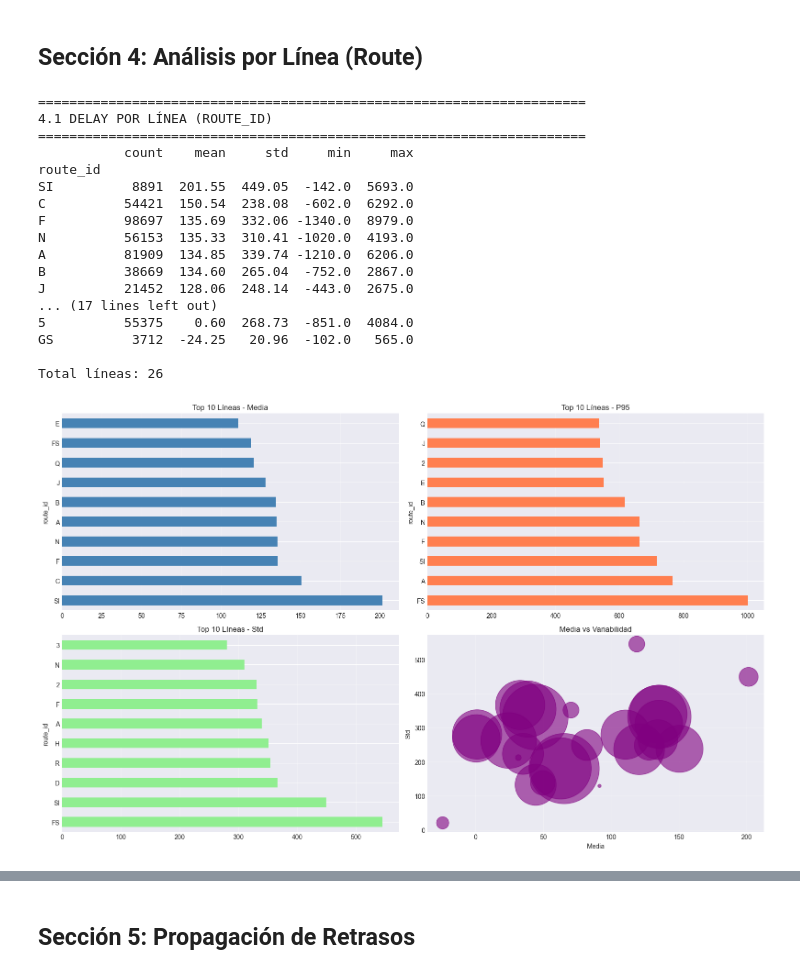
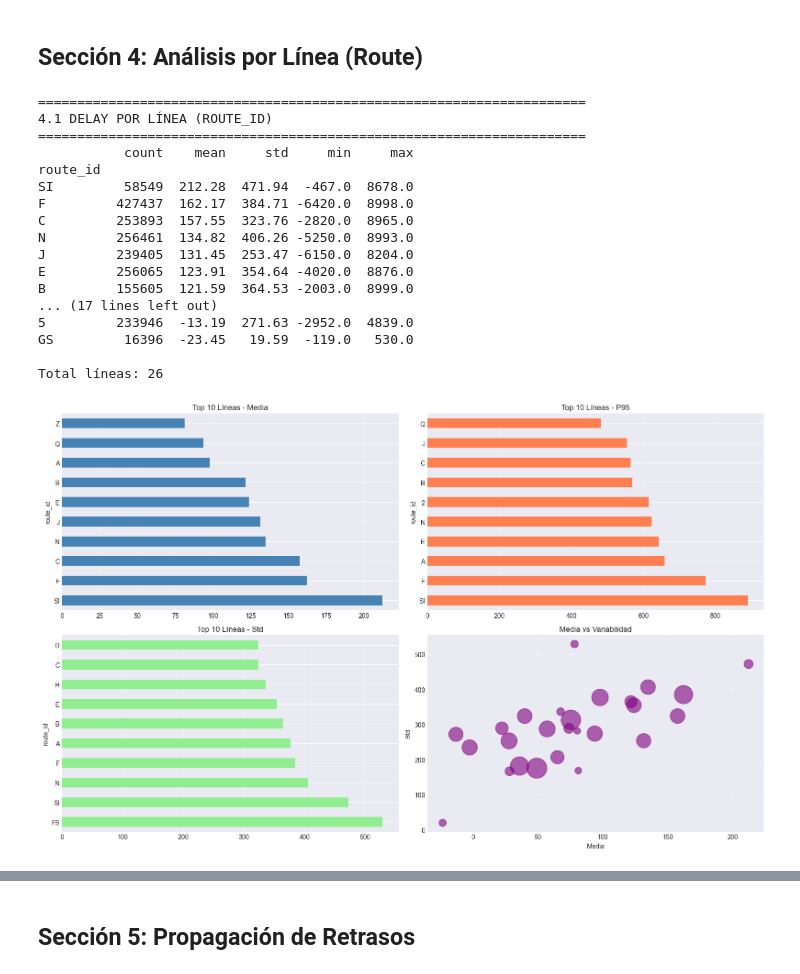
Before and after one commit to UCM-GIDIA-PD1/c2526-R5, a Jupyter notebook: notebooks/gtfs_historico/eda_gtfs_cleaned.ipynb, the cells around one changed output, grey strips where cells are left out. Drawn from its saved outputs; the diff is of its cells as text; code cells hidden in the pictures.

```diff
--- a/notebooks/gtfs_historico/eda_gtfs_cleaned.ipynb
+++ b/notebooks/gtfs_historico/eda_gtfs_cleaned.ipynb
@@ -33,8 +33,8 @@ if not access_key or not secret_key:
     raise ValueError("Las variables de entorno MINIO_ACCESS_KEY y MINIO_SECRET_KEY no están definidas")
 
 # Descargar datos
-START_DATE = "2025-06-10"
-END_DATE = "2025-10-16"
+START_DATE = "2025-08-10"
+END_DATE = "2025-09-16"
 
 dates = pd.date_range(start=START_DATE, end=END_DATE).strftime("%Y-%m-%d").tolist()
 dfs = []
@@ -271,45 +270,51 @@ print(f"\nTotal líneas: {len(route_delay)}")
 ======================================================================
            count    mean     std     min     max
 route_id
-SI          8891  201.55  449.05  -142.0  5693.0
-C          54421  150.54  238.08  -602.0  6292.0
-F          98697  135.69  332.06 -1340.0  8979.0
-N          56153  135.33  310.41 -1020.0  4193.0
-A          81909  134.85  339.74 -1210.0  6206.0
-B          38669  134.60  265.04  -752.0  2867.0
-J          21452  128.06  248.14  -443.0  2675.0
+SI         58549  212.28  471.94  -467.0  8678.0
+F         427437  162.17  384.71 -6420.0  8998.0
+C         253893  157.55  323.76 -2820.0  8965.0
+N         256461  134.82  406.26 -5250.0  8993.0
+J         239405  131.45  253.47 -6150.0  8204.0
+E         256065  123.91  354.64 -4020.0  8876.0
+B         155605  121.59  364.53 -2003.0  8999.0
 ... (17 lines left out)
-5          55375    0.60  268.73  -851.0  4084.0
-GS          3712  -24.25   20.96  -102.0   565.0
+5         233946  -13.19  271.63 -2952.0  4839.0
+GS         16396  -23.45   19.59  -119.0   530.0
 
 Total líneas: 26
 # %%
 fig, axes = plt.subplots(2, 2, figsize=(16, 10))
 
 top10_mean = route_delay['mean'].nlargest(10)
 top10_mean.plot(kind='barh', ax=axes[0, 0], color='steelblue')
 axes[0, 0].set_title('Top 10 Líneas - Media')
 axes[0, 0].grid(axis='x', alpha=0.3)
 
 route_p95 = df_full.groupby('route_id')['delay_seconds'].quantile(0.95)
 route_p95.nlargest(10).plot(kind='barh', ax=axes[0, 1], color='coral')
 axes[0, 1].set_title('Top 10 Líneas - P95')
 axes[0, 1].grid(axis='x', alpha=0.3)
 
 route_delay['std'].nlargest(10).plot(kind='barh', ax=axes[1, 0], color='lightgreen')
 axes[1, 0].set_title('Top 10 Líneas - Std')
 axes[1, 0].grid(axis='x', alpha=0.3)
 
-axes[1, 1].scatter(route_delay['mean'], route_delay['std'], s=route_delay['count']/10, alpha=0.6, color='purple')
+# Definimos el tamaño mínimo y máximo que queremos ver en la gráfica
+tamanio_min = 100
+tamanio_max = 1000
+# Calculamos tamaños de burbuja
+proporcion = route_delay['count'] / route_delay['count'].max()
+tamanio_variable = tamanio_min + (proporcion * (tamanio_max - tamanio_min))
+axes[1, 1].scatter(route_delay['mean'], route_delay['std'], s=tamanio_variable, alpha=0.6, color='purple')
 axes[1, 1].set_xlabel('Media')
 axes[1, 1].set_ylabel('Std')
 axes[1, 1].set_title('Media vs Variabilidad')
 axes[1, 1].grid(alpha=0.3)
 
 plt.tight_layout()
 plt.show()
 # %% [output]
-[figure, old version]
+[figure, new version]
 # %%
 # 4.3 Route × Hora heatmap
 print("\n" + "="*70)
```
Also changed, not shown: parts of 24 cells of this notebook.
